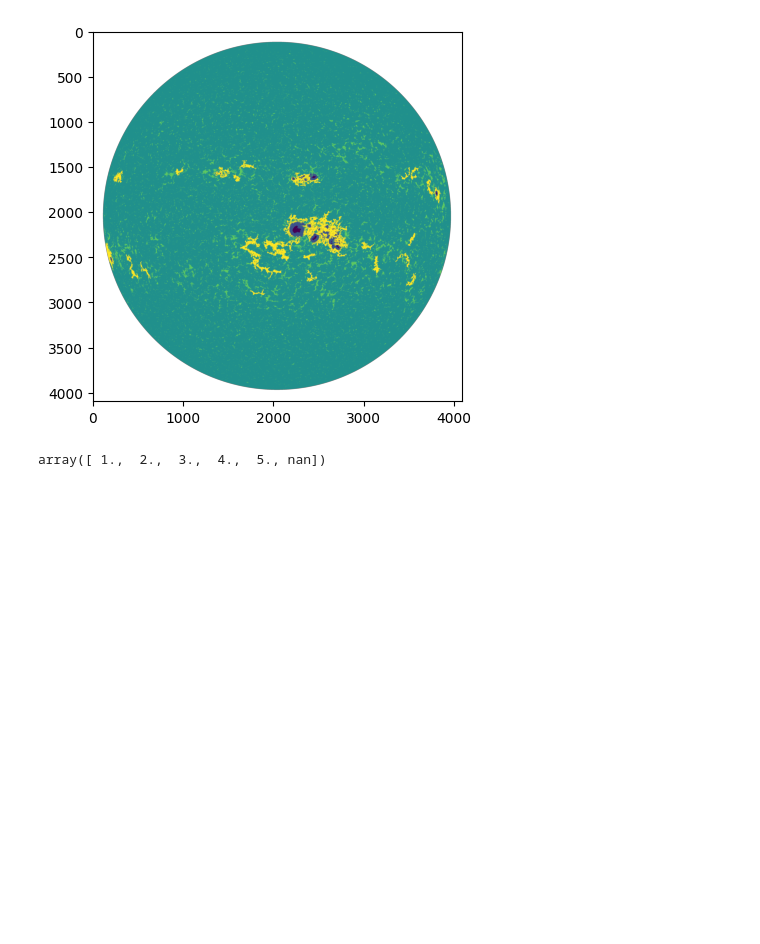
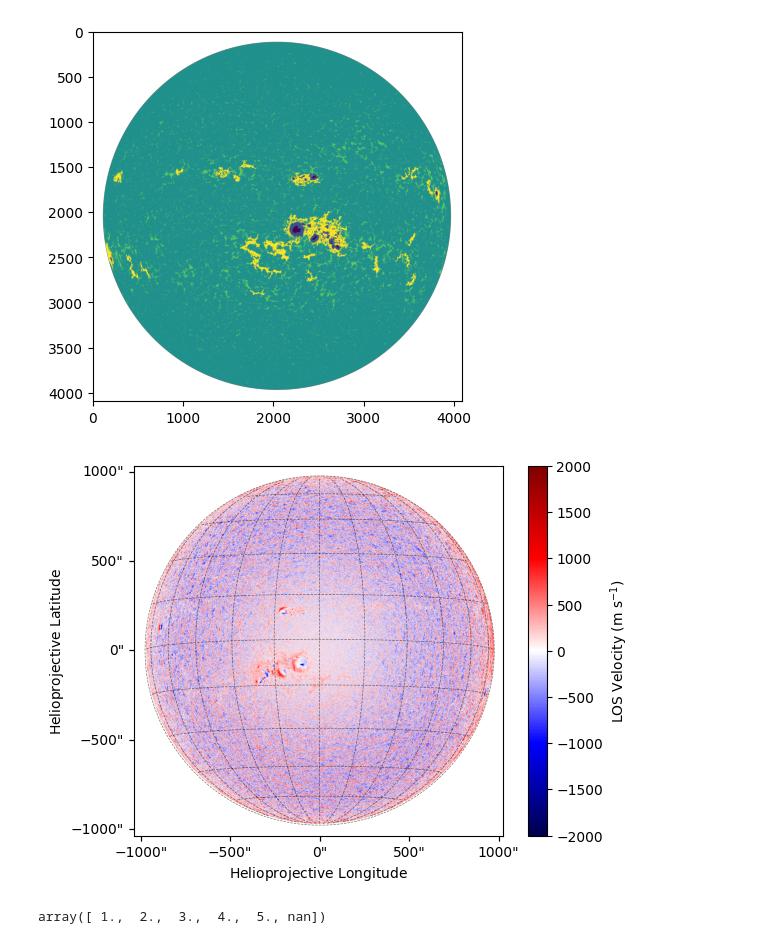
Before and after one commit to sruginski/sdo-clv-pipeline-main, a Jupyter notebook: scripts/demo.ipynb, the cells around one changed output. Cells and saved outputs as stored; diff of their text form; code cells hidden in the pictures; blank space fills up the shorter version.

```diff
--- a/scripts/demo.ipynb
+++ b/scripts/demo.ipynb
@@ -105,6 +108,10 @@ plt.imshow(mask.regions)
 # %% [output]
 <matplotlib.image.AxesImage at 0x...>
 [figure]
+# %%
+plot_image(dop)
+# %% [output]
+[figure, added]
 # %%
 np.unique(mask.regions)
 # %% [output]
```
Also changed, not shown: parts of 3 cells of this notebook, 1 other file.
